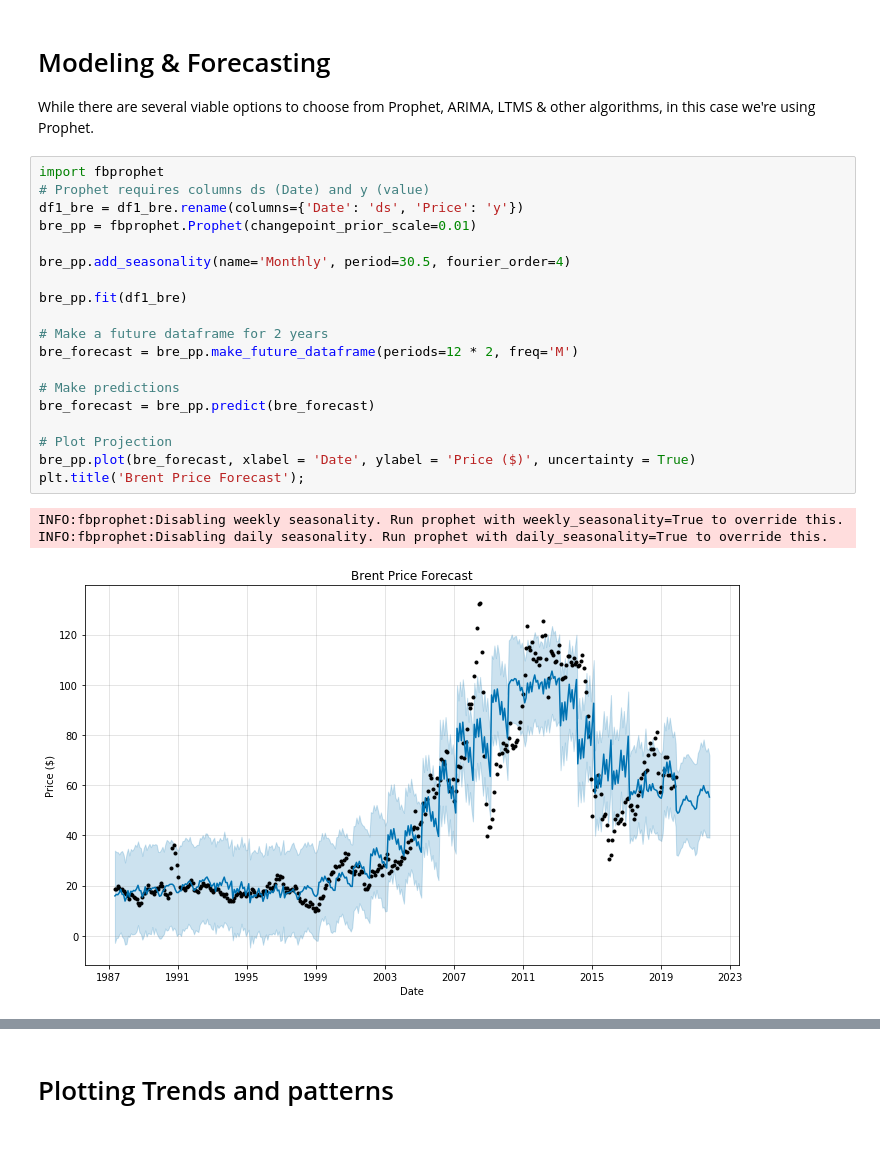
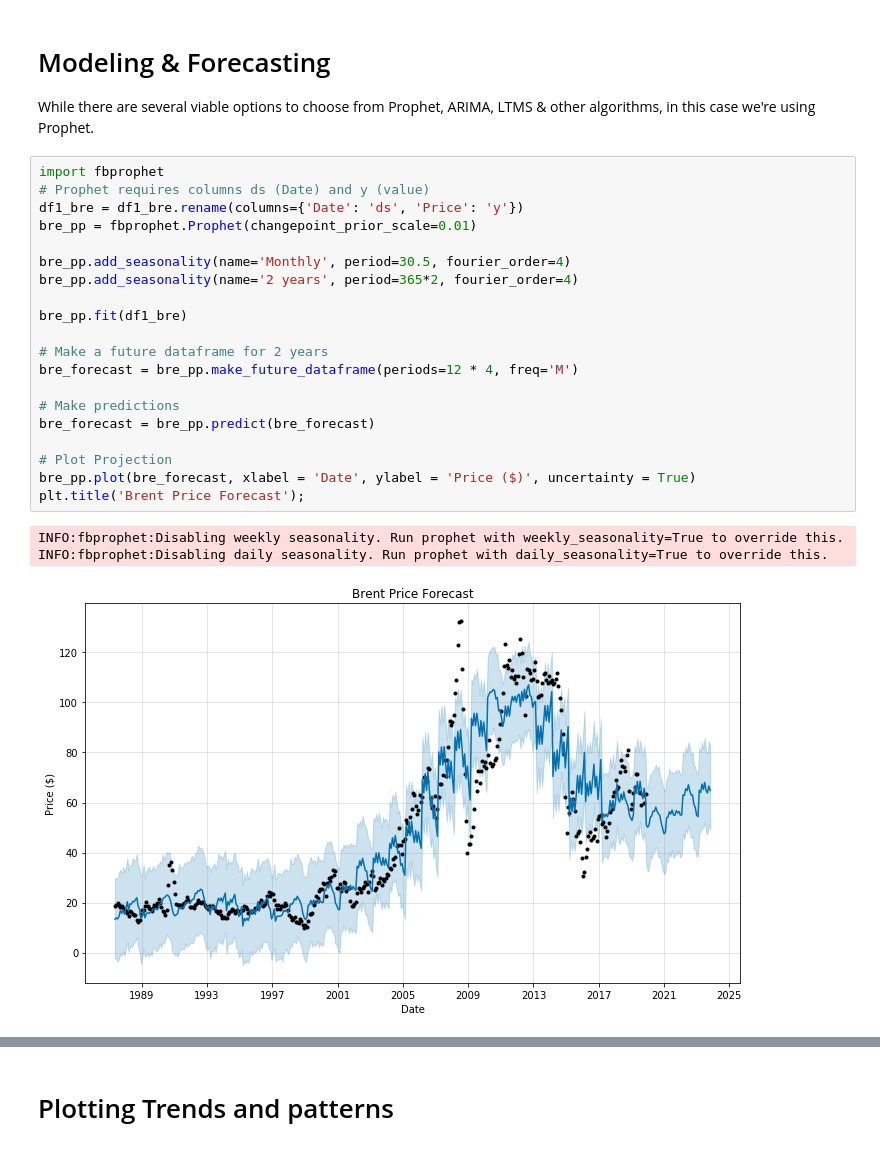
Before and after one commit to stan587/Data-Science-Portfolio, a Jupyter notebook: Time_Series_Oil_Price_Forecast/Time_Series_Forecast_of_Brent_and_WTI.ipynb, the cells around one changed output, grey strips where cells are left out. Drawn from its saved outputs; the diff is of its cells as text.

```diff
--- a/Time_Series_Oil_Price_Forecast/Time_Series_Forecast_of_Brent_and_WTI.ipynb
+++ b/Time_Series_Oil_Price_Forecast/Time_Series_Forecast_of_Brent_and_WTI.ipynb
@@ -110,25 +110,26 @@ While there are several viable options to choose from Prophet, ARIMA, LTMS & oth
 # %%
 import fbprophet
 # Prophet requires columns ds (Date) and y (value)
 df1_bre = df1_bre.rename(columns={'Date': 'ds', 'Price': 'y'})
 bre_pp = fbprophet.Prophet(changepoint_prior_scale=0.01)
 
 bre_pp.add_seasonality(name='Monthly', period=30.5, fourier_order=4)
+bre_pp.add_seasonality(name='2 years', period=365*2, fourier_order=4)
 
 bre_pp.fit(df1_bre)
 
 # Make a future dataframe for 2 years
-bre_forecast = bre_pp.make_future_dataframe(periods=12 * 2, freq='M')
+bre_forecast = bre_pp.make_future_dataframe(periods=12 * 4, freq='M')
 
 # Make predictions
 bre_forecast = bre_pp.predict(bre_forecast)
 
 # Plot Projection
 bre_pp.plot(bre_forecast, xlabel = 'Date', ylabel = 'Price ($)', uncertainty = True)
 plt.title('Brent Price Forecast');
 # %% [output]
 INFO:fbprophet:Disabling weekly seasonality. Run prophet with weekly_seasonality=True to override this.
 INFO:fbprophet:Disabling daily seasonality. Run prophet with daily_seasonality=True to override this.
-[figure, old version]
+[figure, new version]
 # %%
 df2_wti = df2_wti.rename(columns={'Date': 'ds', 'Price': 'y'})
```
Also changed, not shown: parts of 6 cells of this notebook.
